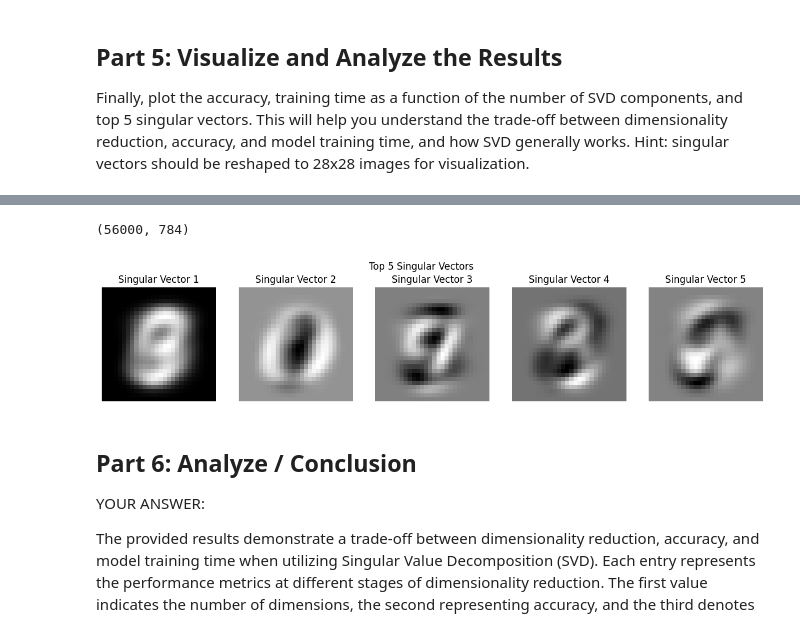
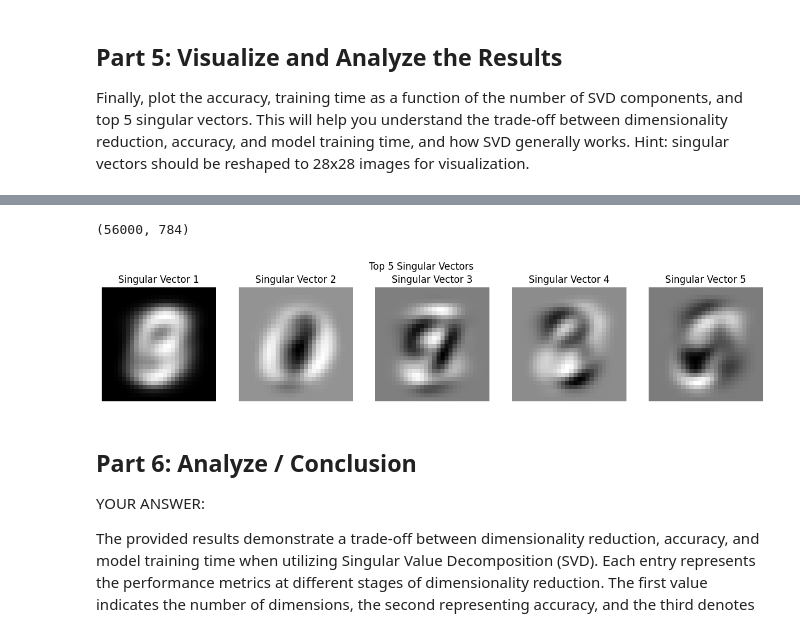
Before and after one commit to digitaldna01/jhonglee-assignment-3, a Jupyter notebook: assignment3.ipynb, the cells around one changed output, grey strips where cells are left out. Cells and saved outputs as stored; diff of their text form; code cells hidden in the pictures.

```diff
--- a/assignment3.ipynb
+++ b/assignment3.ipynb
@@ -172,27 +172,27 @@ print(results)
 # %%
-U, S, VT = np.linalg.svd(X_train, full_matrices=False)
+U, S, VT = svd_custom(X_train)
 
 import matplotlib.pyplot as plt
 
 print(X_train.shape)  # Should print (56000, 784)
 # Extract the top 5 singular vectors
 # Extract the top 5 singular vectors from VT (which correspond to the original images)
 top_5_singular_vectors = VT[:5, :]  # Top 5 rows (singular vectors in original space)
 
 # Plot the top 5 singular vectors
 plt.figure(figsize=(15, 3))
 for i in range(5):
     plt.subplot(1, 5, i + 1)
     # Reshape to 28x28 for visualization
     plt.imshow(top_5_singular_vectors[i].reshape(28, 28), cmap='gray')  # Correctly reshape
     plt.axis('off')
     plt.title(f'Singular Vector {i + 1}')
 
 plt.suptitle('Top 5 Singular Vectors')
 plt.show()
 # %% [output]
 (56000, 784)
-[figure, old version]
+[figure, new version]
 # %% [markdown]
 ## Part 6: Analyze / Conclusion
 
```
Also changed, not shown: parts of 2 cells of this notebook.
